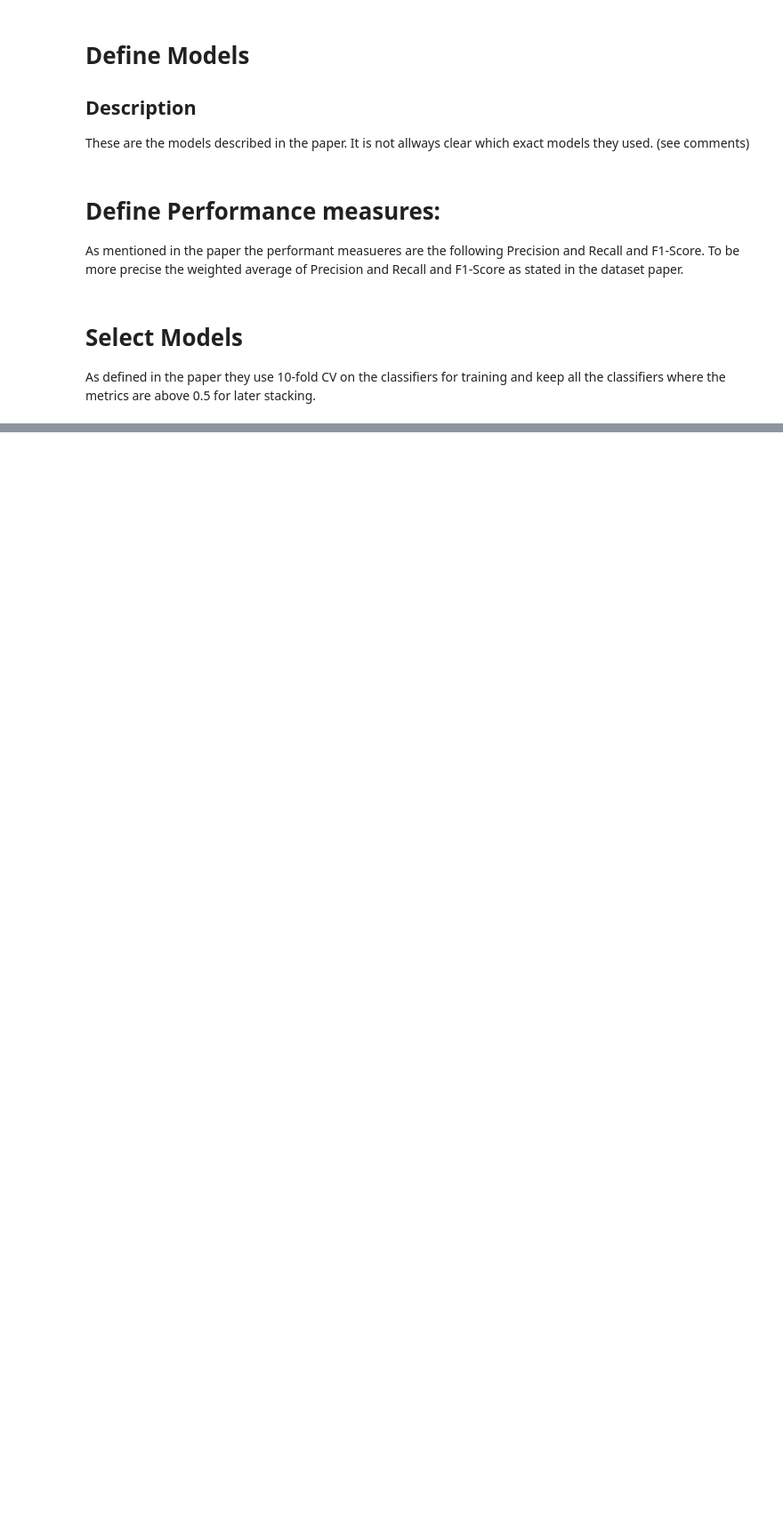
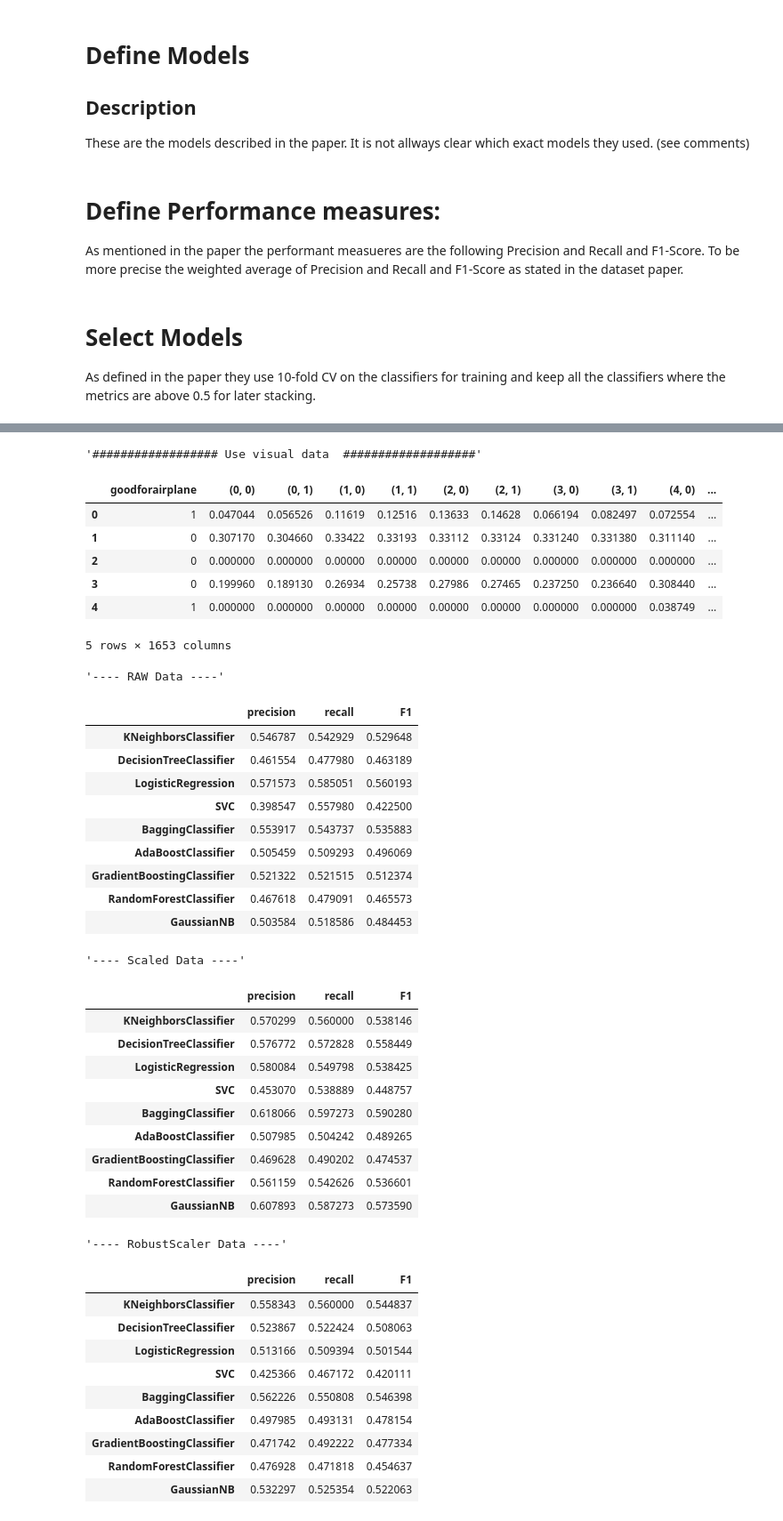
Before and after one commit to patrickFuerst/CoE_task, a Jupyter notebook: classifier_selection.ipynb, the cells around one changed output, grey strips where cells are left out. Shown: that part at 89% size. Drawn from its saved outputs; the diff is of its cells as text; code cells hidden in the pictures; blank space fills up the shorter version.

```diff
--- a/classifier_selection.ipynb
+++ b/classifier_selection.ipynb
@@ -412,0 +532,73 @@ evaluate_models(X_onehotencoded, df_y)
+# %%
+from sklearn.preprocessing import StandardScaler,RobustScaler
+
+################## Use visual data  ###################
+display('################## Use visual data  ###################')
+
+df_movies = df_labled_movies.drop(['movie'],axis=1)
+df_train = pd.merge(df_movies,df_visual_data_processed, on='filename')
+df_train.drop(['filename'],axis=1, inplace=True)
+display(df_train.head(5))
+df_X = df_train.drop('goodforairplane',axis=1)
+df_y = df_train['goodforairplane']
+
+
+display("---- RAW Data ----")
+metrics = evaluate_models(df_X, df_y)
+display(metrics)
+
+display("---- Scaled Data ----")
+df_scaled_X = StandardScaler().fit_transform(df_X)
+metrics = evaluate_models(df_scaled_X, df_y)
+display(metrics)
+
+# save  the final table
+metrics['Modality'] = 'visual'
+df_final_results = df_final_results.append(metrics)
+
+display("---- RobustScaler Data ----")
+df_scaled_X = RobustScaler().fit_transform(df_X)
+metrics = evaluate_models(df_scaled_X, df_y)
+display(metrics)
+# %% [output]
+'################## Use visual data  ###################'
+|  | goodforairplane | (0, 0) | (0, 1) | (1, 0) | (1, 1) | (2, 0) | (2, 1) | (3, 0) | (3, 1) | (4, 0) | ... |
+| 0 | 1 | 0.047044 | 0.056526 | 0.11619 | 0.12516 | 0.13633 | 0.14628 | 0.066194 | 0.082497 | 0.072554 | ... |
+| 1 | 0 | 0.307170 | 0.304660 | 0.33422 | 0.33193 | 0.33112 | 0.33124 | 0.331240 | 0.331380 | 0.311140 | ... |
+| 2 | 0 | 0.000000 | 0.000000 | 0.00000 | 0.00000 | 0.00000 | 0.00000 | 0.000000 | 0.000000 | 0.000000 | ... |
+| 3 | 0 | 0.199960 | 0.189130 | 0.26934 | 0.25738 | 0.27986 | 0.27465 | 0.237250 | 0.236640 | 0.308440 | ... |
+| 4 | 1 | 0.000000 | 0.000000 | 0.00000 | 0.00000 | 0.00000 | 0.00000 | 0.000000 | 0.000000 | 0.038749 | ... |
+5 rows × 1653 columns
+'---- RAW Data ----'
+|  | precision | recall | F1 |
+| KNeighborsClassifier | 0.546787 | 0.542929 | 0.529648 |
+| DecisionTreeClassifier | 0.461554 | 0.477980 | 0.463189 |
+| LogisticRegression | 0.571573 | 0.585051 | 0.560193 |
+| SVC | 0.398547 | 0.557980 | 0.422500 |
+| BaggingClassifier | 0.553917 | 0.543737 | 0.535883 |
+| AdaBoostClassifier | 0.505459 | 0.509293 | 0.496069 |
+| GradientBoostingClassifier | 0.521322 | 0.521515 | 0.512374 |
+| RandomForestClassifier | 0.467618 | 0.479091 | 0.465573 |
+| GaussianNB | 0.503584 | 0.518586 | 0.484453 |
+'---- Scaled Data ----'
+|  | precision | recall | F1 |
+| KNeighborsClassifier | 0.570299 | 0.560000 | 0.538146 |
+| DecisionTreeClassifier | 0.576772 | 0.572828 | 0.558449 |
+| LogisticRegression | 0.580084 | 0.549798 | 0.538425 |
+| SVC | 0.453070 | 0.538889 | 0.448757 |
+| BaggingClassifier | 0.618066 | 0.597273 | 0.590280 |
+| AdaBoostClassifier | 0.507985 | 0.504242 | 0.489265 |
+| GradientBoostingClassifier | 0.469628 | 0.490202 | 0.474537 |
+| RandomForestClassifier | 0.561159 | 0.542626 | 0.536601 |
+| GaussianNB | 0.607893 | 0.587273 | 0.573590 |
+'---- RobustScaler Data ----'
+|  | precision | recall | F1 |
+| KNeighborsClassifier | 0.558343 | 0.560000 | 0.544837 |
+| DecisionTreeClassifier | 0.523867 | 0.522424 | 0.508063 |
+| LogisticRegression | 0.513166 | 0.509394 | 0.501544 |
+| SVC | 0.425366 | 0.467172 | 0.420111 |
+| BaggingClassifier | 0.562226 | 0.550808 | 0.546398 |
+| AdaBoostClassifier | 0.497985 | 0.493131 | 0.478154 |
+| GradientBoostingClassifier | 0.471742 | 0.492222 | 0.477334 |
+| RandomForestClassifier | 0.476928 | 0.471818 | 0.454637 |
+| GaussianNB | 0.532297 | 0.525354 | 0.522063 |
```
Also changed, not shown: parts of 10 cells of this notebook.
